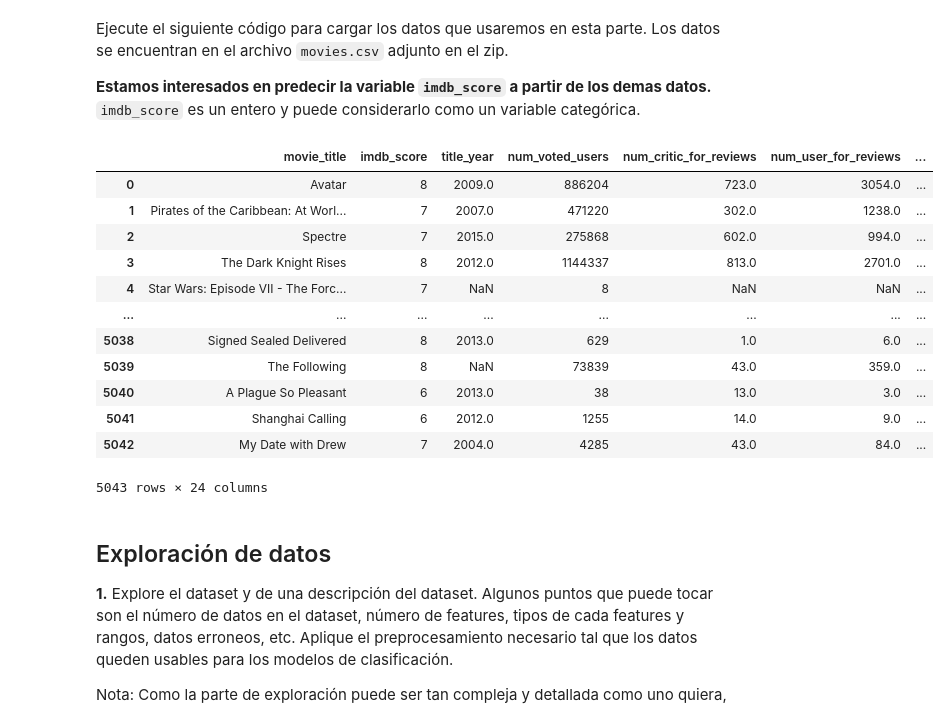
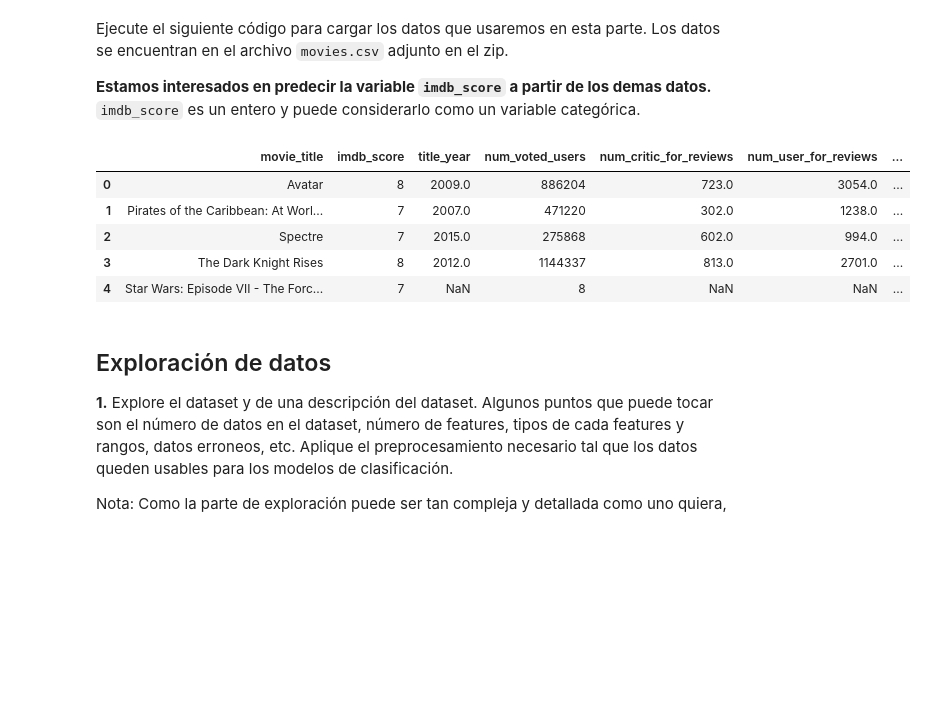
Before and after one commit to Nicolas-Francisco/Sarcastic-messages-analysis, a Jupyter notebook: -- Javo and Nico only --/T3/Tarea_3.ipynb, the cells around one changed output. Saved outputs shown, nothing was run; the diff lists cells and outputs as text; code cells hidden in the pictures; blank space fills up the shorter version.

```diff
--- a/-- Javo and Nico only --/T3/Tarea_3.ipynb
+++ b/-- Javo and Nico only --/T3/Tarea_3.ipynb
@@ -439,23 +491,16 @@ Ejecute el siguiente código para cargar los datos que usaremos en esta parte. L
 # %%
 # ponga aqui donde tiene el archivo
 data_file = "movies.csv"
 
 data = pd.read_csv(data_file)
-data
+data.head()
 # %% [output]
 |  | movie_title | imdb_score | title_year | num_voted_users | num_critic_for_reviews | num_user_for_reviews | ... |
 | 0 | Avatar | 8 | 2009.0 | 886204 | 723.0 | 3054.0 | ... |
 | 1 | Pirates of the Caribbean: At Worl... | 7 | 2007.0 | 471220 | 302.0 | 1238.0 | ... |
 | 2 | Spectre | 7 | 2015.0 | 275868 | 602.0 | 994.0 | ... |
 | 3 | The Dark Knight Rises | 8 | 2012.0 | 1144337 | 813.0 | 2701.0 | ... |
 | 4 | Star Wars: Episode VII - The Forc... | 7 | NaN | 8 | NaN | NaN | ... |
-| ... | ... | ... | ... | ... | ... | ... | ... |
-| 5038 | Signed Sealed Delivered | 8 | 2013.0 | 629 | 1.0 | 6.0 | ... |
-| 5039 | The Following | 8 | NaN | 73839 | 43.0 | 359.0 | ... |
-| 5040 | A Plague So Pleasant | 6 | 2013.0 | 38 | 13.0 | 3.0 | ... |
-| 5041 | Shanghai Calling | 6 | 2012.0 | 1255 | 14.0 | 9.0 | ... |
-| 5042 | My Date with Drew | 7 | 2004.0 | 4285 | 43.0 | 84.0 | ... |
-5043 rows × 24 columns
 # %% [markdown]
 ## Exploración de datos
 
```
Also changed, not shown: parts of 109 cells of this notebook, 2 other files.
